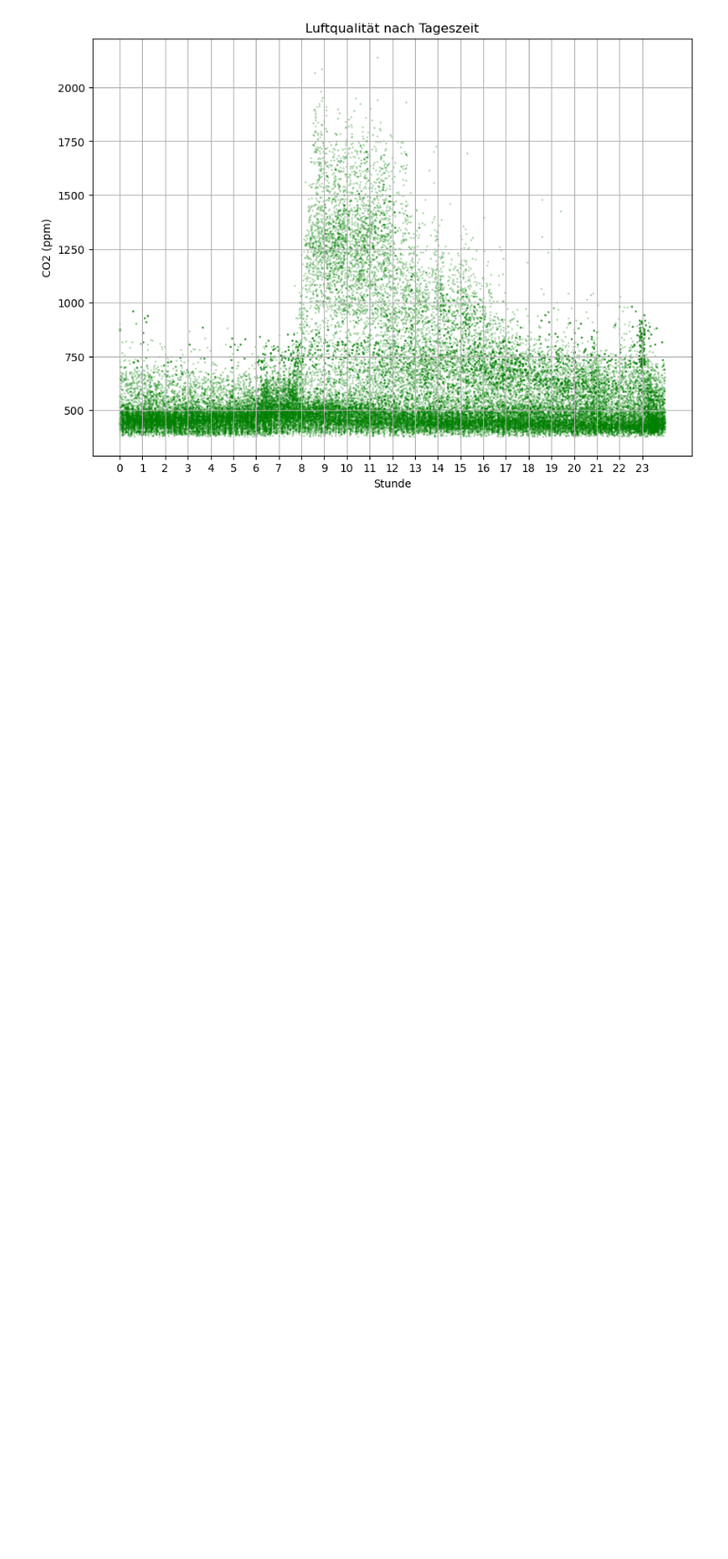
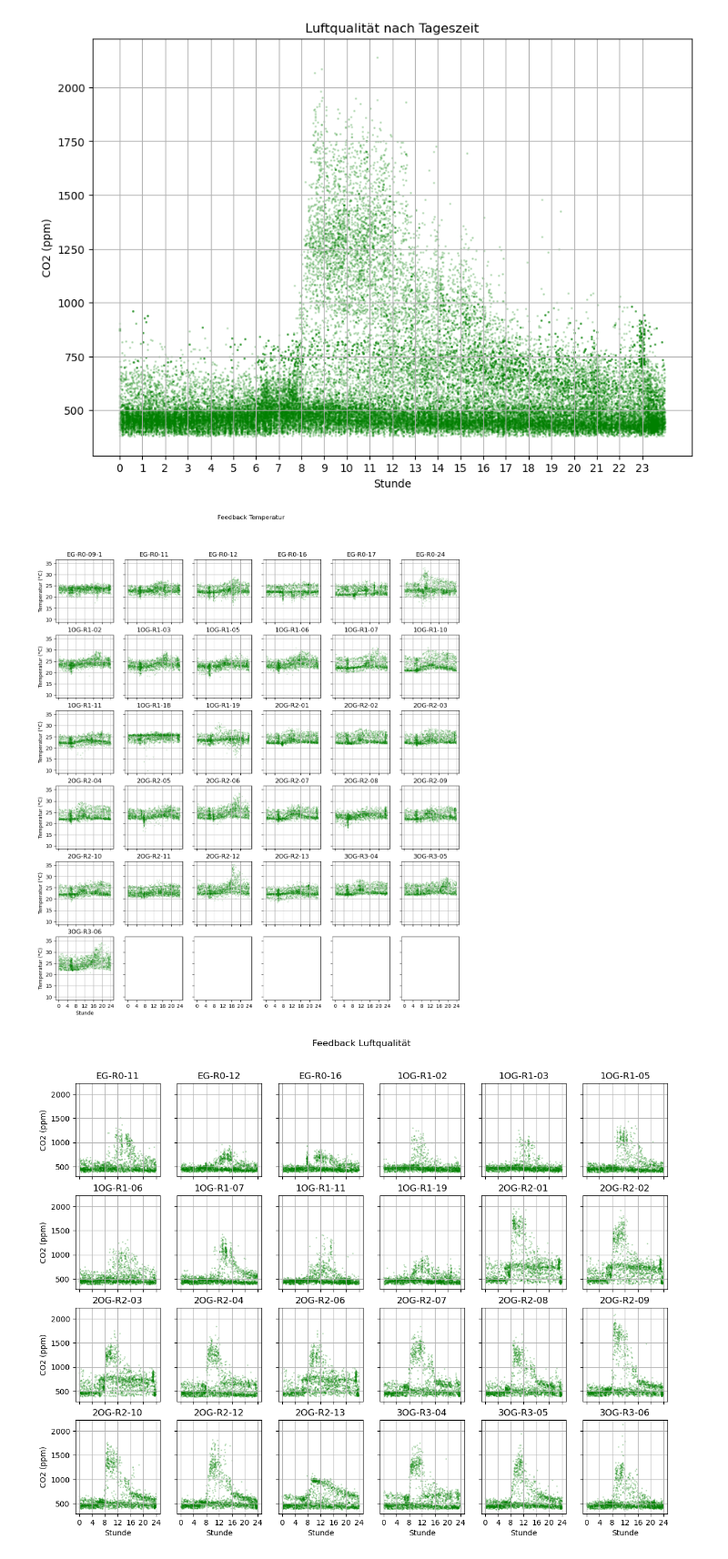
Before and after one commit to tug-cps/SchoolFeedback, a Jupyter notebook: notebooks/analyse_room_data.ipynb, the cells around one changed output. Shown at 91% size. Saved outputs shown, nothing was run; the diff lists cells and outputs as text; code cells hidden in the pictures; blank space fills up the shorter version.

Commit message:
hourly scatterplot

```diff
--- a/notebooks/analyse_room_data.ipynb
+++ b/notebooks/analyse_room_data.ipynb
@@ -138,3 +138,32 @@ for rooms, name, xaxis in zip(rooms_df_data, titles, axes):
 # %% [output]
 [figure]
 [figure]
+# %%
+n_rows_list = [6, 4]
+for rooms, name, axis, n_rows in zip(rooms_df_data, titles, axes, n_rows_list):
+
+    fig, axs = plt.subplots(nrows=n_rows, ncols=6, figsize=(14, n_rows*2.5), sharex=True, sharey=True)
+    fig.subplots_adjust(top=0.9)
+    fig.add_gridspec(3, hspace=5)
+
+    for it, room in enumerate(rooms):
+        current_row = int(it / 6)
+        current_col = it % 6
+        ax = axs[current_row, current_col]
+        ax.scatter(room.loc[:, 'Minute'], room.iloc[:,[0]], c='green', s=1.2, alpha=0.2)
+        ax.set_title(room.iloc[:,0].name)
+        ax.set_xlabel("Stunde")
+        ax.set_ylabel(axis)
+        ax.set_xticks(np.arange(0, 25, 4) * 60, np.arange(0, 25, 4))
+        ax.label_outer()
+        ax.grid()
+        #props = dict(boxstyle='round', facecolor='wheat', alpha=0.7)
+        #ax.text(0.05, 0.1, f"Gesamt: {grouped_data['count'].sum()}", transform=ax.transAxes, verticalalignment='top', bbox=props, fontsize=7)
+
+    #plt.tight_layout()
+    plt.suptitle(f"Feedback {name}", verticalalignment='top')
+    plt.savefig("../plots/room_values_by_hour/" + name + "_by_datetime_Subplots.png")
+    plt.show()
+# %% [output]
+[figure, added]
+[figure, added]
```
Also changed, not shown: parts of 1 cell of this notebook, 2 other files.
